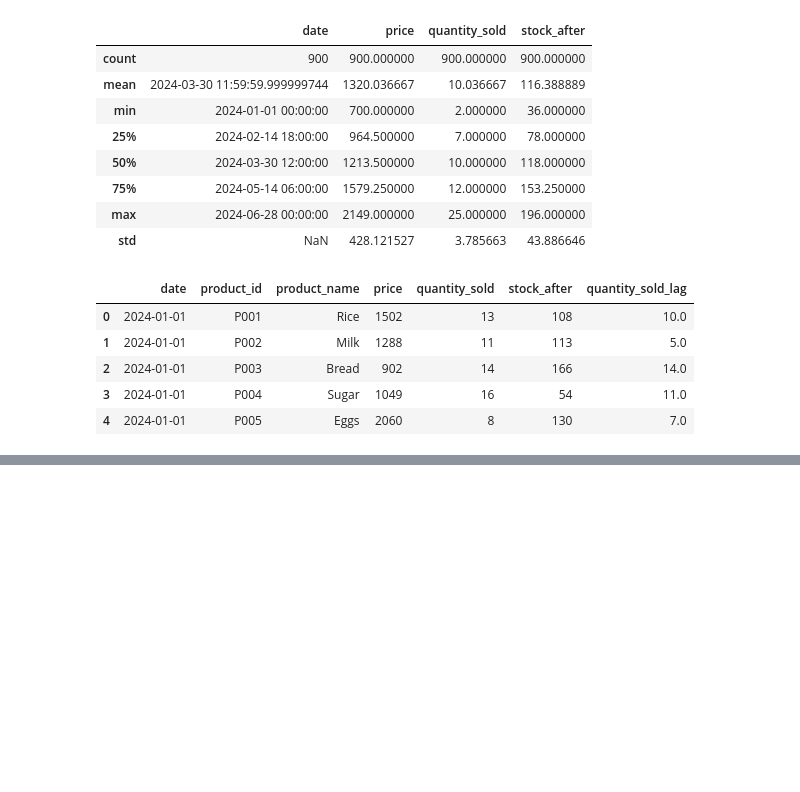
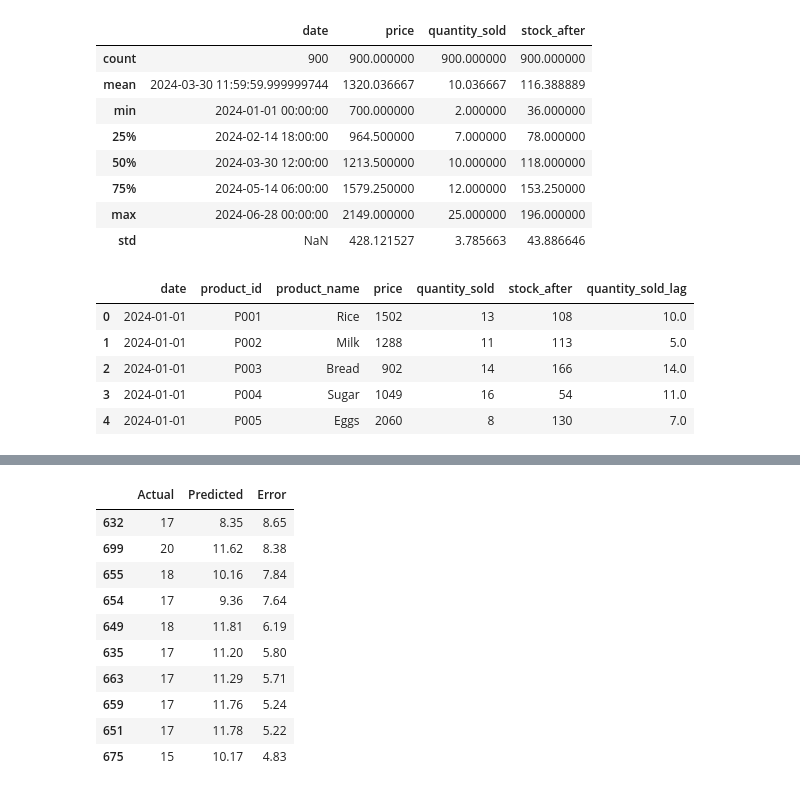
Before and after one commit to IssaMuiz/StockSense, a Jupyter notebook: notebooks/test_preprocessing.ipynb, the cells around one changed output, grey strips where cells are left out. Saved outputs shown, nothing was run; the diff lists cells and outputs as text; code cells hidden in the pictures; blank space fills up the shorter version.

```diff
--- a/notebooks/test_preprocessing.ipynb
+++ b/notebooks/test_preprocessing.ipynb
@@ -280,0 +310,14 @@ train_and_evaluate_model(X_train, y_train, X_val, y_val)
+# %%
+error_analysis.sort_values(by='Error', ascending=False).head(10)
+# %% [output]
+|  | Actual | Predicted | Error |
+| 632 | 17 | 8.35 | 8.65 |
+| 699 | 20 | 11.62 | 8.38 |
+| 655 | 18 | 10.16 | 7.84 |
+| 654 | 17 | 9.36 | 7.64 |
+| 649 | 18 | 11.81 | 6.19 |
+| 635 | 17 | 11.20 | 5.80 |
+| 663 | 17 | 11.29 | 5.71 |
+| 659 | 17 | 11.76 | 5.24 |
+| 651 | 17 | 11.78 | 5.22 |
+| 675 | 15 | 10.17 | 4.83 |
```
Also changed, not shown: parts of 18 cells of this notebook, 5 other files.
